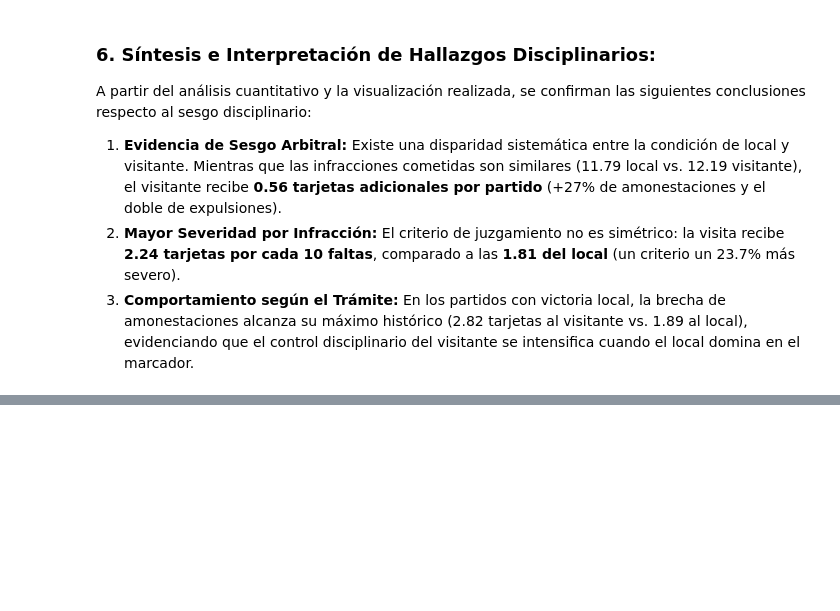
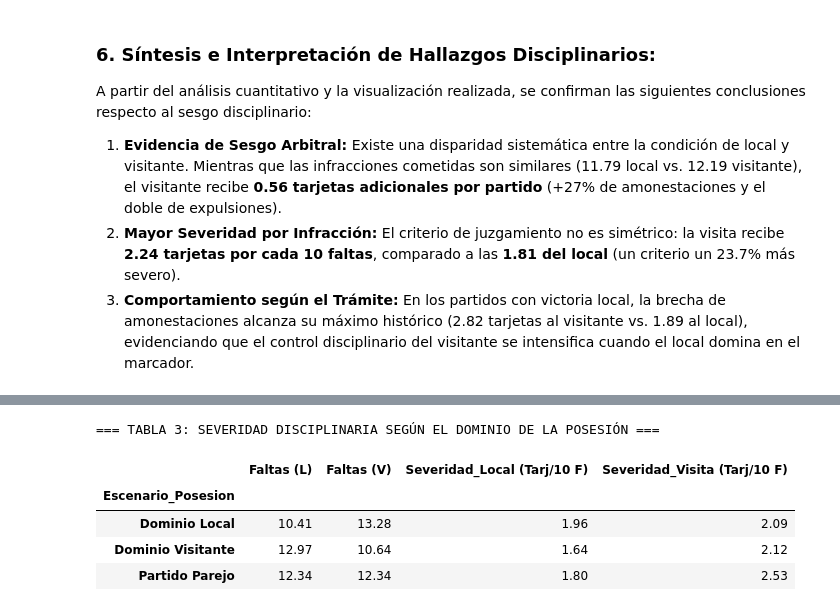
Before and after one commit to santiagoleguizamon10/TP-labo, a Jupyter notebook: notebooks/analisis_disciplina.ipynb, the cells around one changed output, grey strips where cells are left out. Drawn from its saved outputs; the diff is of its cells as text; code cells hidden in the pictures; blank space fills up the shorter version.

```diff
--- a/notebooks/analisis_disciplina.ipynb
+++ b/notebooks/analisis_disciplina.ipynb
@@ -185,0 +195,37 @@ A partir del análisis cuantitativo y la visualización realizada, se confirman
+# %%
+# A) Limpieza y conversión de las columnas de posesión a tipo numérico
+# Eliminamos el símbolo '%' si existe y convertimos a flotante
+df['Posesion_L_num'] = df['Posesión de balón (L)'].astype(str).str.replace('%', '').astype(float)
+df['Posesion_V_num'] = df['Posesión de balón (V)'].astype(str).str.replace('%', '').astype(float)
+# %%
+# 7. Análisis del impacto del dominio de la posesión sobre el criterio disciplinario.
+# B) Clasificación de los partidos según la posesión de balón
+condiciones_posesion = [
+    df['Posesion_L_num'] > 55,
+    df['Posesion_V_num'] > 55
+]
+opciones_posesion = ['Dominio Local', 'Dominio Visitante']
+
+df['Escenario_Posesion'] = np.select(condiciones_posesion, opciones_posesion, default='Partido Parejo')
+
+# C) Agrupamiento por escenario de posesión para calcular promedios
+analisis_posesion_disciplina = df.groupby('Escenario_Posesion')[
+    ['Faltas (L)', 'Faltas (V)', 'Ratio_Tarj_Falta_L', 'Ratio_Tarj_Falta_V']
+].mean()
+
+# D) Escalamiento de ratios a 'Tarjetas cada 10 Faltas'
+analisis_posesion_disciplina['Severidad_Local (Tarj/10 F)'] = analisis_posesion_disciplina['Ratio_Tarj_Falta_L'] * 10
+analisis_posesion_disciplina['Severidad_Visita (Tarj/10 F)'] = analisis_posesion_disciplina['Ratio_Tarj_Falta_V'] * 10
+
+# E) Visualización en pantalla de la Tabla 3
+print("=== TABLA 3: SEVERIDAD DISCIPLINARIA SEGÚN EL DOMINIO DE LA POSESIÓN ===")
+display(analisis_posesion_disciplina[[
+    'Faltas (L)', 'Faltas (V)', 'Severidad_Local (Tarj/10 F)', 'Severidad_Visita (Tarj/10 F)'
+]].round(2))
+# %% [output]
+=== TABLA 3: SEVERIDAD DISCIPLINARIA SEGÚN EL DOMINIO DE LA POSESIÓN ===
+|  | Faltas (L) | Faltas (V) | Severidad_Local (Tarj/10 F) | Severidad_Visita (Tarj/10 F) |
+| Escenario_Posesion |  |  |  |  |
+| Dominio Local | 10.41 | 13.28 | 1.96 | 2.09 |
+| Dominio Visitante | 12.97 | 10.64 | 1.64 | 2.12 |
+| Partido Parejo | 12.34 | 12.34 | 1.80 | 2.53 |
```
Also changed, not shown: parts of 4 cells of this notebook.
